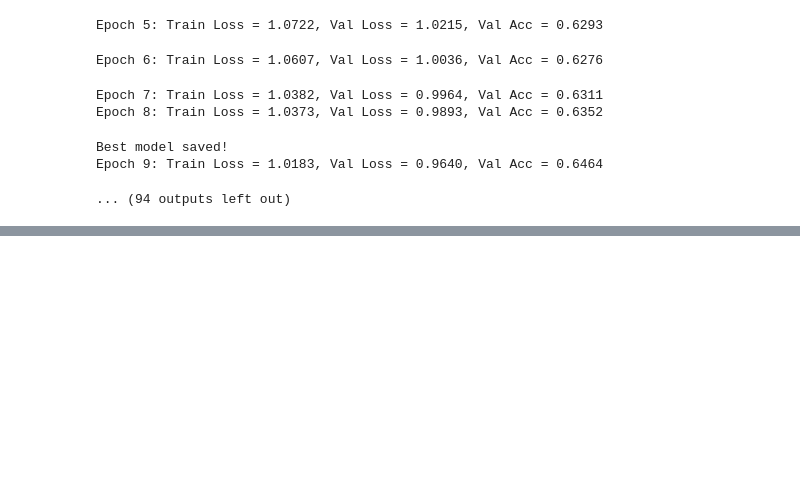
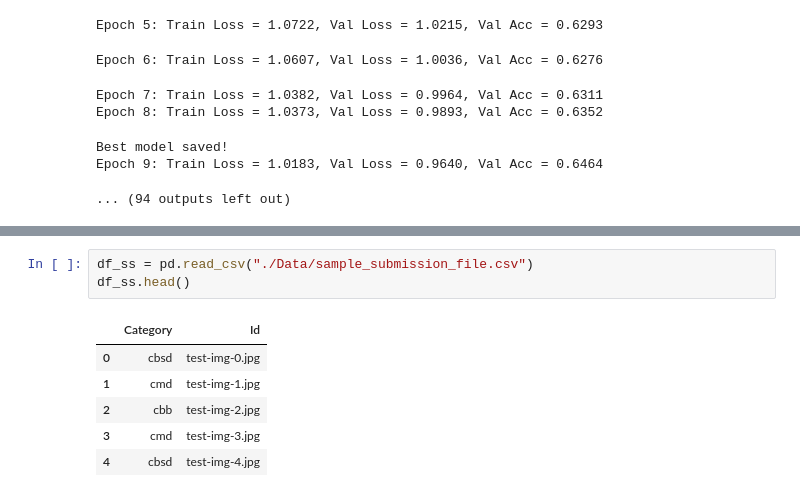
Before and after one commit to VladG00dmanPersonal/ARSO_AI_practise, a Jupyter notebook: School/CNN/Cassava Disease Classification/main.ipynb, the cells around one changed output, grey strips where cells are left out. Drawn from its saved outputs; the diff is of its cells as text; blank space fills up the shorter version.

```diff
--- a/School/CNN/Cassava Disease Classification/main.ipynb
+++ b/School/CNN/Cassava Disease Classification/main.ipynb
@@ -359,0 +378,10 @@ AttributeError: 'collections.OrderedDict' object has no attribute 'eval'
+# %%
+df_ss = pd.read_csv("./Data/sample_submission_file.csv")
+df_ss.head()
+# %% [output]
+|  | Category | Id |
+| 0 | cbsd | test-img-0.jpg |
+| 1 | cmd | test-img-1.jpg |
+| 2 | cbb | test-img-2.jpg |
+| 3 | cmd | test-img-3.jpg |
+| 4 | cbsd | test-img-4.jpg |
```
Also changed, not shown: parts of 3 cells of this notebook.
